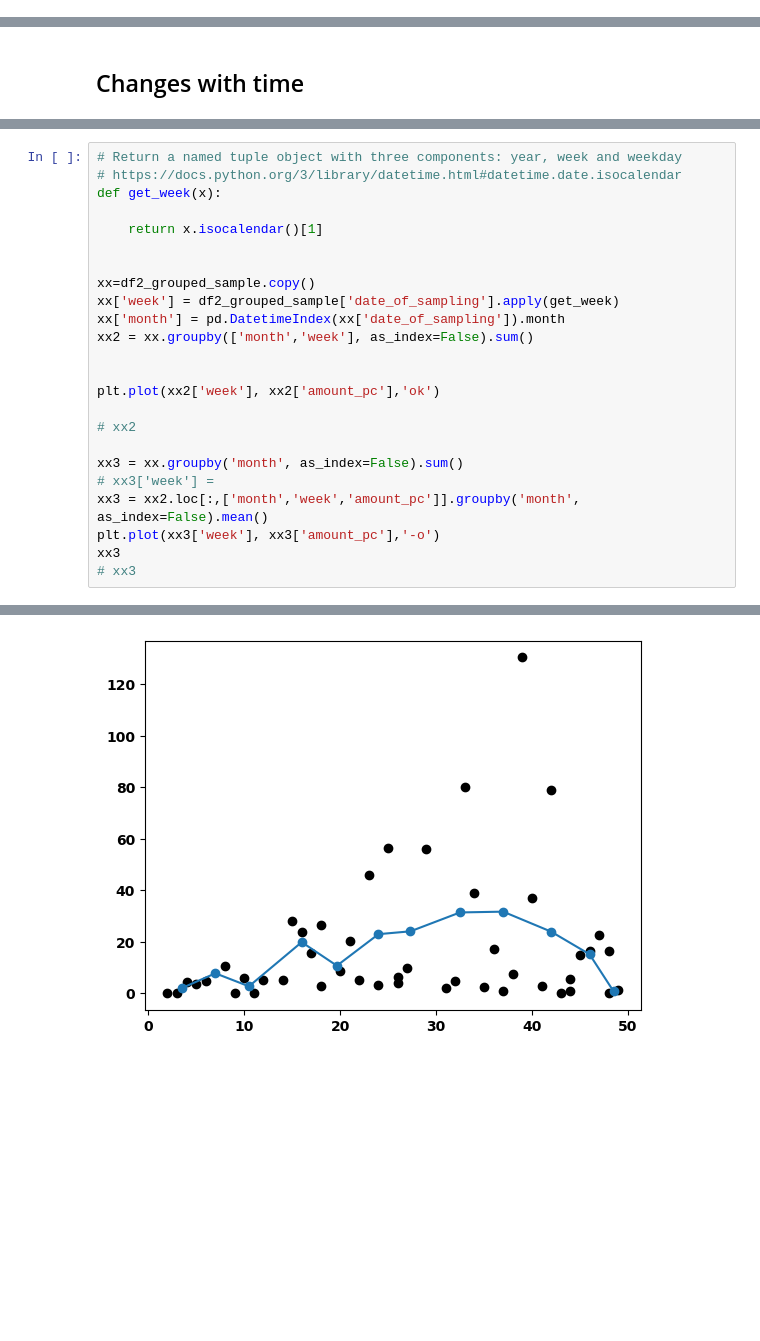
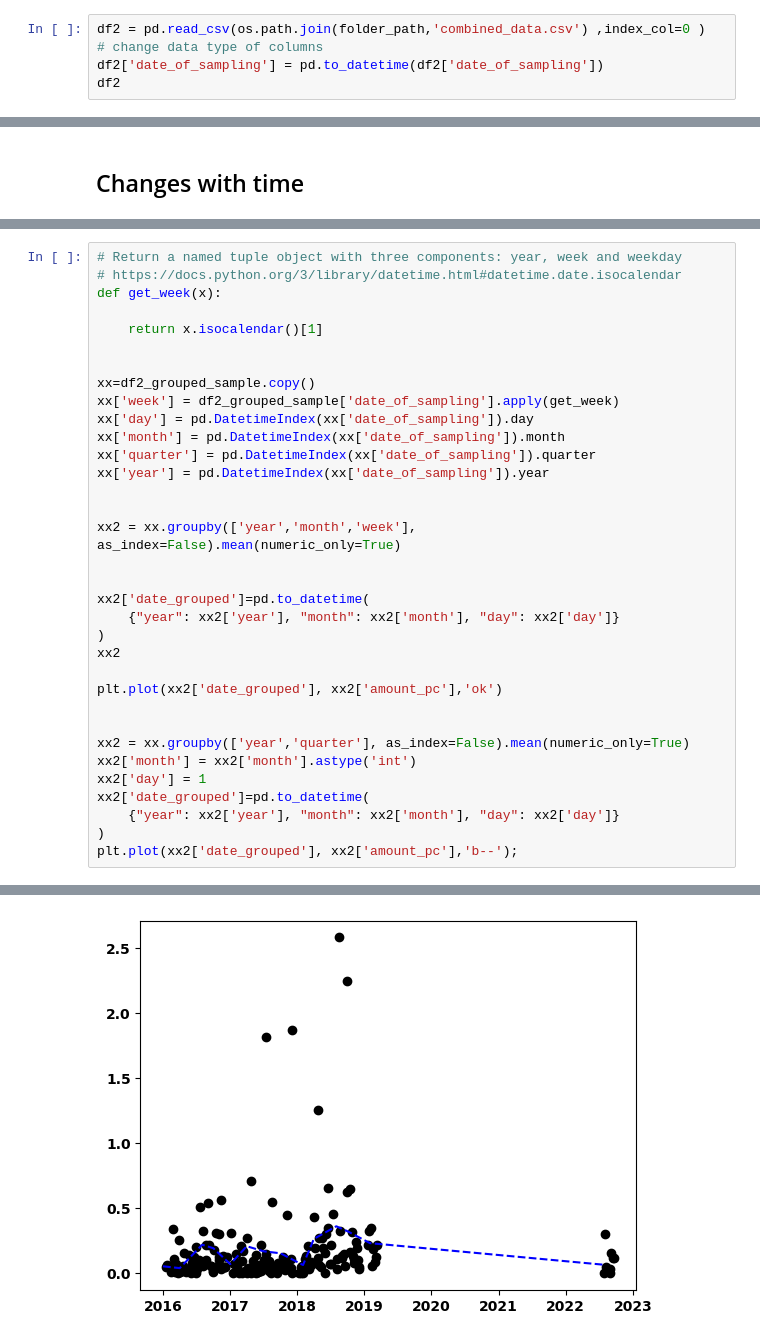
Before and after one commit to ThomasHSimm/PesticideDocs, a Jupyter notebook: Pesticide_Plots.ipynb, the cells around one changed output, grey strips where cells are left out. Drawn from its saved outputs; the diff is of its cells as text; blank space fills up the shorter version.

Commit message:
modified Overview plots Pesticide_plots

```diff
--- a/Pesticide_Plots.ipynb
+++ b/Pesticide_Plots.ipynb
@@ -59,0 +51,5 @@ df2.head()
+# %%
+df2 = pd.read_csv(os.path.join(folder_path,'combined_data.csv') ,index_col=0 )
+# change data type of columns
+df2['date_of_sampling'] = pd.to_datetime(df2['date_of_sampling'])
+df2
@@ -318,18 +162,28 @@ def get_week(x):
 
 xx=df2_grouped_sample.copy()
 xx['week'] = df2_grouped_sample['date_of_sampling'].apply(get_week)
+xx['day'] = pd.DatetimeIndex(xx['date_of_sampling']).day
 xx['month'] = pd.DatetimeIndex(xx['date_of_sampling']).month
-xx2 = xx.groupby(['month','week'], as_index=False).sum()
+xx['quarter'] = pd.DatetimeIndex(xx['date_of_sampling']).quarter
+xx['year'] = pd.DatetimeIndex(xx['date_of_sampling']).year
 
 
-plt.plot(xx2['week'], xx2['amount_pc'],'ok')
+xx2 = xx.groupby(['year','month','week'], as_index=False).mean(numeric_only=True)
 
-# xx2
 
-xx3 = xx.groupby('month', as_index=False).sum()
-# xx3['week'] =
-xx3 = xx2.loc[:,['month','week','amount_pc']].groupby('month', as_index=False).mean()
-plt.plot(xx3['week'], xx3['amount_pc'],'-o')
-xx3
-# xx3
+xx2['date_grouped']=pd.to_datetime(
+    {"year": xx2['year'], "month": xx2['month'], "day": xx2['day']}
+)
+xx2
+
+plt.plot(xx2['date_grouped'], xx2['amount_pc'],'ok')
+
+
+xx2 = xx.groupby(['year','quarter'], as_index=False).mean(numeric_only=True)
+xx2['month'] = xx2['month'].astype('int')
+xx2['day'] = 1
+xx2['date_grouped']=pd.to_datetime(
+    {"year": xx2['year'], "month": xx2['month'], "day": xx2['day']}
+)
+plt.plot(xx2['date_grouped'], xx2['amount_pc'],'b--');
 # %% [output]
@@ -349 +191 @@ xx3
-[figure, old version]
+[figure, new version]
```
Also changed, not shown: parts of 21 cells of this notebook, 10 other files.
